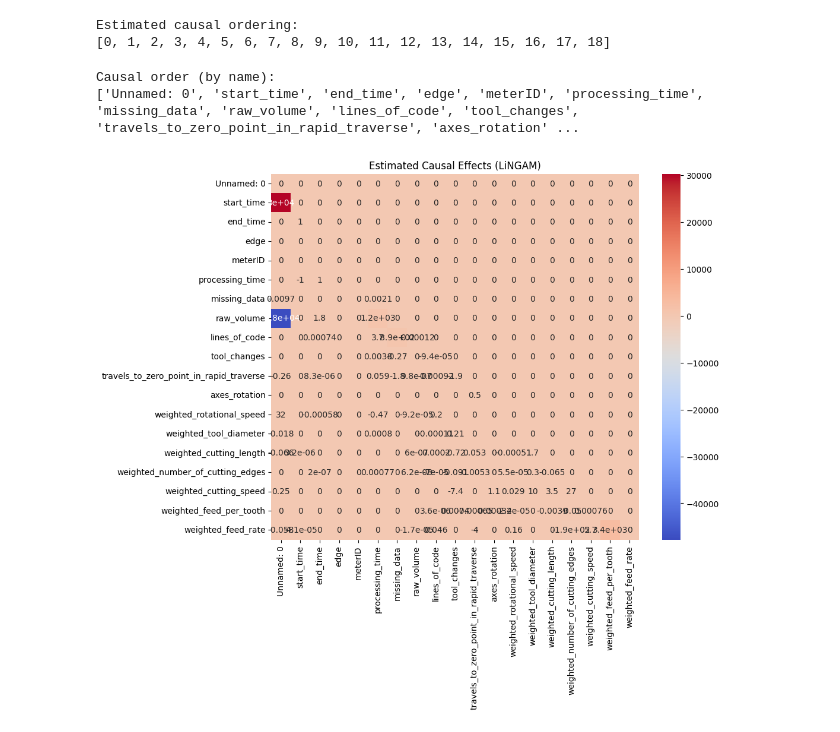
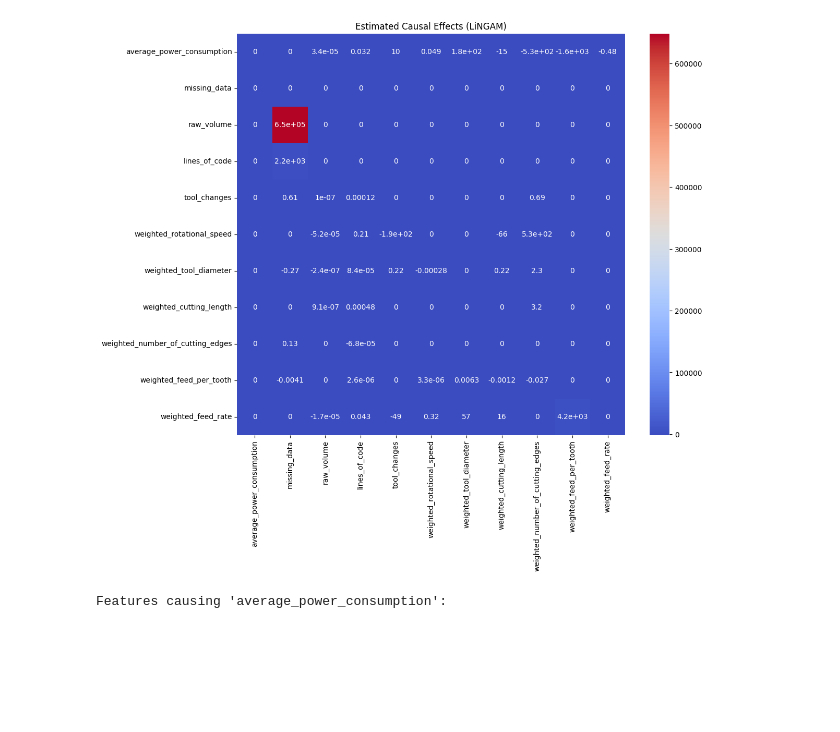
Before and after one commit to Mery101010/Thesis_project, a Jupyter notebook: Thesis/ling.ipynb, the cells around one changed output. Cells and saved outputs as stored; diff of their text form; code cells hidden in the pictures; blank space fills up the shorter version.

```diff
--- a/Thesis/ling.ipynb
+++ b/Thesis/ling.ipynb
@@ -28,3 +33,10 @@ df_clean.fillna(df_clean.median(), inplace=True)
+# %%
+vif_data = pd.DataFrame()
+vif_data["Feature"] = X_numeric.columns
+vif_data["VIF"] = [variance_inflation_factor(X_numeric.values, i) for i in range(X_numeric.shape[1])]
+# %%
+high_vif_features = vif_data[vif_data["VIF"] > 50]["Feature"].tolist()
+X_filtered = X_numeric.drop(columns=high_vif_features)
 # %%
 target = "average_power_consumption"
 X = df_clean.drop(columns=[target])
@@ -51,5 +56,9 @@ X_lingam = df.drop(columns=['average_power_consumption'])
 # %%
-X_lingam_numeric = X_lingam.select_dtypes(include=['float64', 'int64'])
+# X_lingam_numeric = X_lingam.select_dtypes(include=['float64', 'int64'])
 
 model = DirectLiNGAM()
-model.fit(X_lingam_numeric)
+model.fit(X_filtered)
+adj_matrix = model.adjacency_matrix_
+feature_names = X_filtered.columns.tolist()
+target = "average_power_consumption"
+target_index = feature_names.index(target)
@@ -76,15 +65 @@ Early stopping the lars path, as the residues are small and the current value of
-# %%
-print("Estimated causal ordering:")
-print(model.causal_order_)
-# %% [output]
-Estimated causal ordering:
-[0, 1, 2, 3, 4, 5, 6, 7, 8, 9, 10, 11, 12, 13, 14, 15, 16, 17, 18]
-# %%
-causal_order = model.causal_order_
-feature_names = X_lingam_numeric.columns
-print("Causal order (by name):")
-print([feature_names[i] for i in causal_order])
-# %% [output]
-Causal order (by name):
-['Unnamed: 0', 'start_time', 'end_time', 'edge', 'meterID', 'processing_time', 'missing_data', 'raw_volume', 'lines_of_code', 'tool_changes', 'travels_to_zero_point_in_rapid_traverse', 'axes_rotation' ...
 # %%
@@ -93,9 +68,23 @@ adjacency_matrix = model.adjacency_matrix_
 # print("Causal Structure (Adjacency Matrix):")
 # print(adjacency_matrix)
 # %%
-plt.figure(figsize=(10, 8))
-sns.heatmap(adjacency_matrix, xticklabels=feature_names, yticklabels=feature_names, annot=True, cmap="coolwarm")
+plt.figure(figsize=(12, 10))
+sns.heatmap(adj_matrix, xticklabels=feature_names, yticklabels=feature_names, annot=True, cmap="coolwarm")
 plt.title("Estimated Causal Effects (LiNGAM)")
 plt.show()
 # %% [output]
-[figure, old version]
+[figure, new version]
+# %%
+def adjacency_to_edge_list(adj_matrix, feature_names, threshold=0.05):
+    edges = []
+    for i in range(adj_matrix.shape[0]):
+        for j in range(adj_matrix.shape[1]):
+            if abs(adj_matrix[i, j]) > threshold and i != j:
+                edges.append((feature_names[i], feature_names[j]))
+    return edges
+
+lingam_edges = adjacency_to_edge_list(adj_matrix, feature_names)
+
+print("\nFeatures causing 'average_power_consumption':")
+# %% [output]
+Features causing 'average_power_consumption':
```
Also changed, not shown: parts of 18 cells of this notebook.
